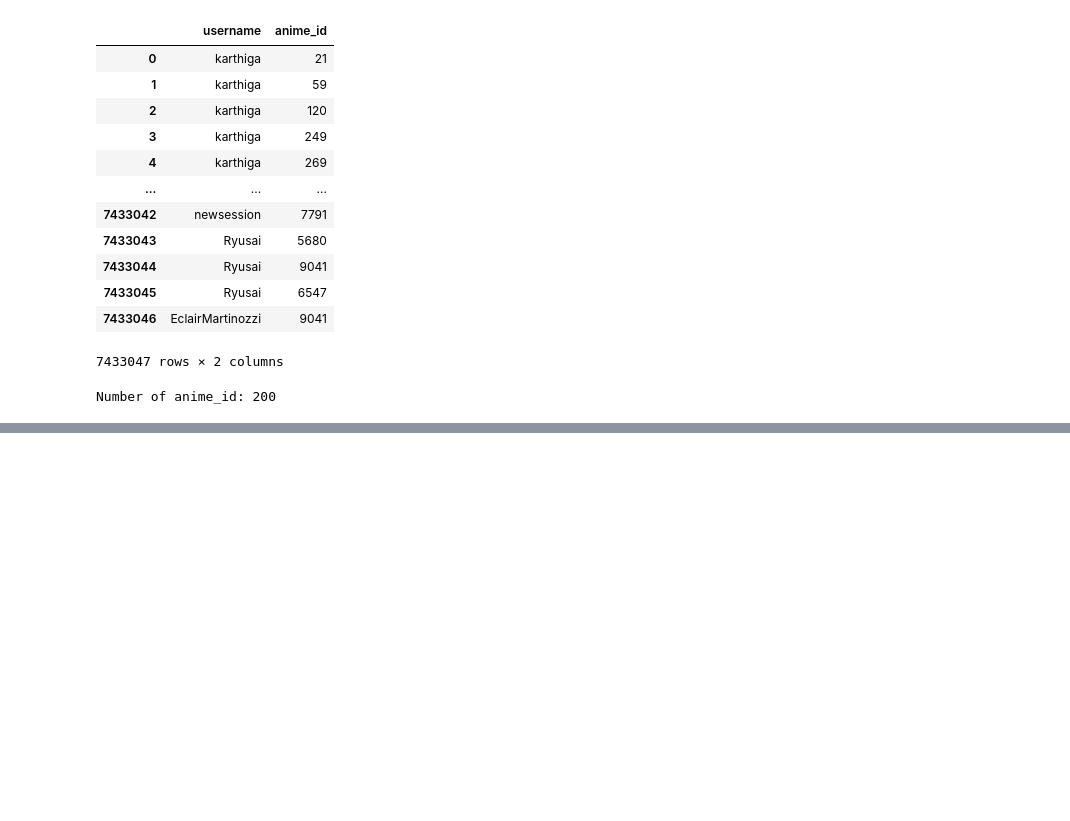
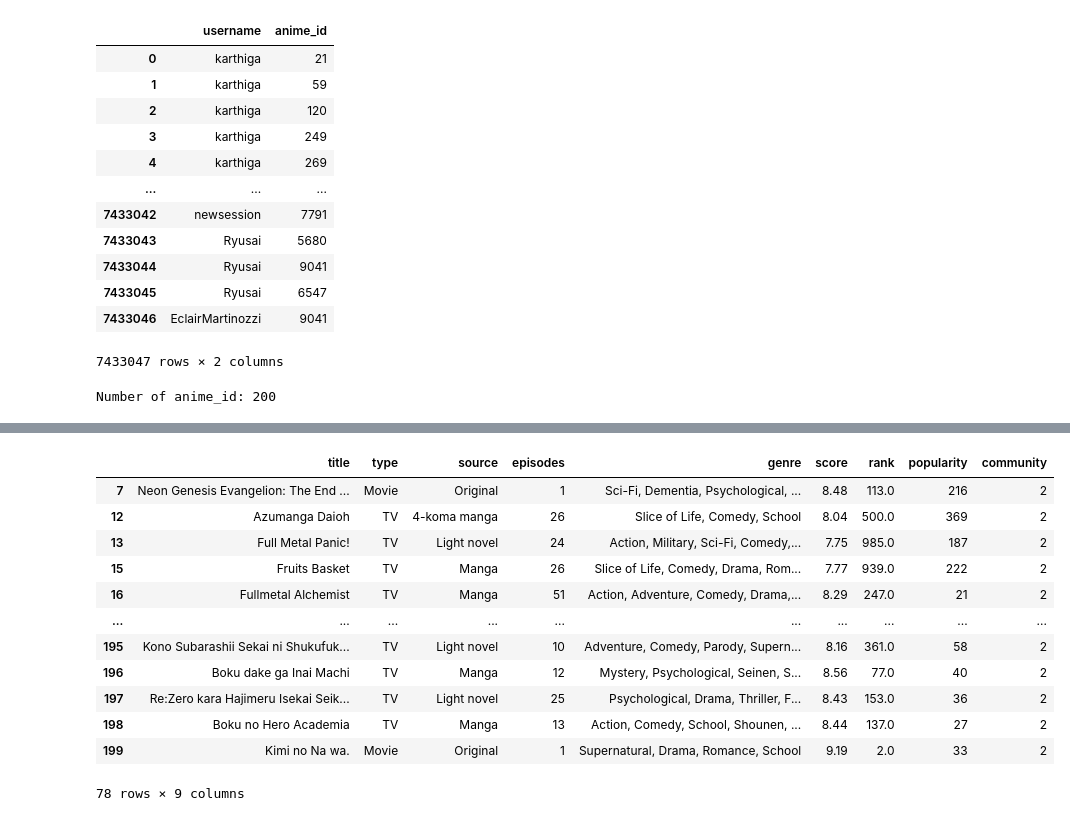
Before and after one commit to VietAnhNguyen20/M2_DM_Anime, a Jupyter notebook: dataSet-to-AnimeGraph.ipynb, the cells around one changed output, grey strips where cells are left out. Cells and saved outputs as stored; diff of their text form; code cells hidden in the pictures; blank space fills up the shorter version.

```diff
--- a/dataSet-to-AnimeGraph.ipynb
+++ b/dataSet-to-AnimeGraph.ipynb
@@ -168,0 +250,16 @@ nx.write_graphml(G, "test.graphml")
+# %%
+anime_community
+# %% [output]
+|  | title | type | source | episodes | genre | score | rank | popularity | community |
+| 7 | Neon Genesis Evangelion: The End ... | Movie | Original | 1 | Sci-Fi, Dementia, Psychological, ... | 8.48 | 113.0 | 216 | 2 |
+| 12 | Azumanga Daioh | TV | 4-koma manga | 26 | Slice of Life, Comedy, School | 8.04 | 500.0 | 369 | 2 |
+| 13 | Full Metal Panic! | TV | Light novel | 24 | Action, Military, Sci-Fi, Comedy,... | 7.75 | 985.0 | 187 | 2 |
+| 15 | Fruits Basket | TV | Manga | 26 | Slice of Life, Comedy, Drama, Rom... | 7.77 | 939.0 | 222 | 2 |
+| 16 | Fullmetal Alchemist | TV | Manga | 51 | Action, Adventure, Comedy, Drama,... | 8.29 | 247.0 | 21 | 2 |
+| ... | ... | ... | ... | ... | ... | ... | ... | ... | ... |
+| 195 | Kono Subarashii Sekai ni Shukufuk... | TV | Light novel | 10 | Adventure, Comedy, Parody, Supern... | 8.16 | 361.0 | 58 | 2 |
+| 196 | Boku dake ga Inai Machi | TV | Manga | 12 | Mystery, Psychological, Seinen, S... | 8.56 | 77.0 | 40 | 2 |
+| 197 | Re:Zero kara Hajimeru Isekai Seik... | TV | Light novel | 25 | Psychological, Drama, Thriller, F... | 8.43 | 153.0 | 36 | 2 |
+| 198 | Boku no Hero Academia | TV | Manga | 13 | Action, Comedy, School, Shounen, ... | 8.44 | 137.0 | 27 | 2 |
+| 199 | Kimi no Na wa. | Movie | Original | 1 | Supernatural, Drama, Romance, School | 9.19 | 2.0 | 33 | 2 |
+78 rows × 9 columns
```
Also changed, not shown: parts of 22 cells of this notebook, 3 other files.
